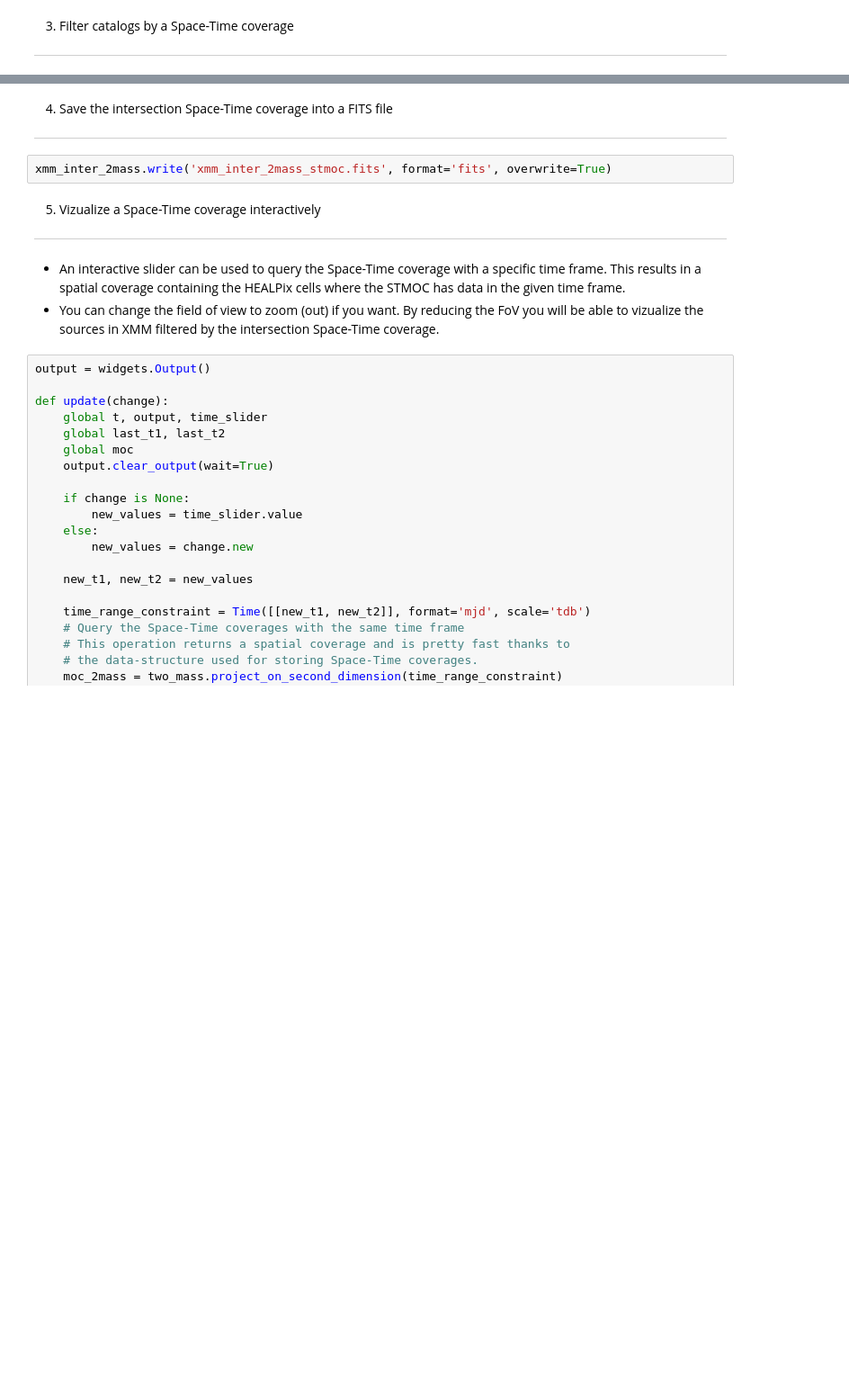
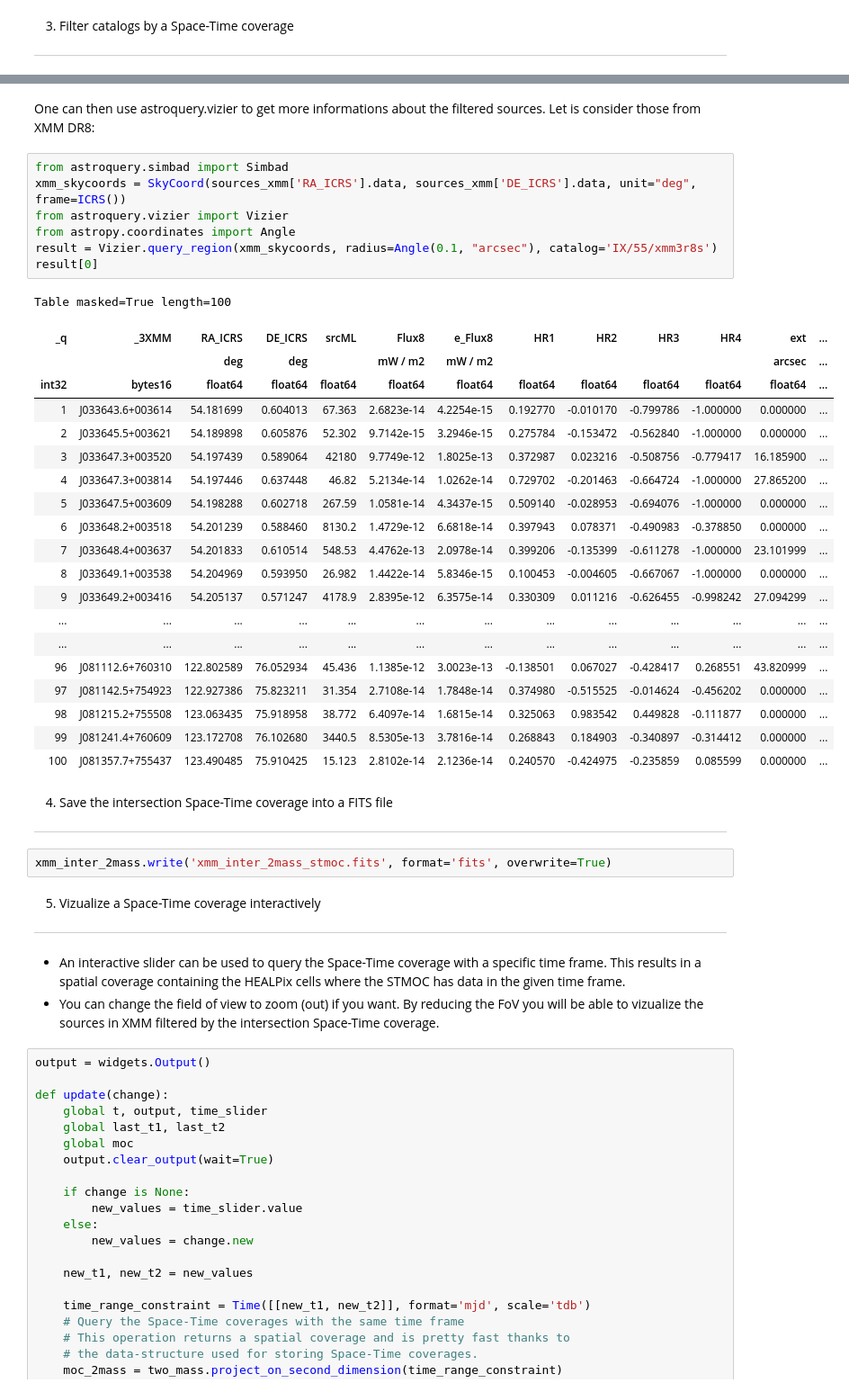
Before and after one commit to cds-astro/mocpy, a Jupyter notebook: notebooks/Space & Time coverages.ipynb, the cells around one changed output, grey strips where cells are left out. Shown at 90% size. Saved outputs shown, nothing was run; the diff lists cells and outputs as text; blank space fills up the shorter version.

Commit message:
use astroquery.vizier to get all the info of the matching observations from XMM dr8

```diff
--- a/notebooks/Space & Time coverages.ipynb
+++ b/notebooks/Space & Time coverages.ipynb
@@ -109,6 +109,36 @@ Wall time: 66.1 ms
 123.172708  76.102680 51852.8680 179117
 123.490485  75.910425 51852.8680 179337
 Length = 100 rows
+# %% [markdown]
+One can then use astroquery.vizier to get more informations about the filtered sources. Let is consider those from XMM DR8:
+# %%
+from astroquery.simbad import Simbad
+xmm_skycoords = SkyCoord(sources_xmm['RA_ICRS'].data, sources_xmm['DE_ICRS'].data, unit="deg", frame=ICRS())
+from astroquery.vizier import Vizier
+from astropy.coordinates import Angle
+result = Vizier.query_region(xmm_skycoords, radius=Angle(0.1, "arcsec"), catalog='IX/55/xmm3r8s')
+result[0]
+# %% [output]
+Table masked=True length=100
+| _q | _3XMM | RA_ICRS | DE_ICRS | srcML | Flux8 | e_Flux8 | HR1 | HR2 | HR3 | HR4 | ext | ... |
+|  |  | deg | deg |  | mW / m2 | mW / m2 |  |  |  |  | arcsec | ... |
+| int32 | bytes16 | float64 | float64 | float64 | float64 | float64 | float64 | float64 | float64 | float64 | float64 | ... |
+| 1 | J033643.6+003614 | 54.181699 | 0.604013 | 67.363 | 2.6823e-14 | 4.2254e-15 | 0.192770 | -0.010170 | -0.799786 | -1.000000 | 0.000000 | ... |
+| 2 | J033645.5+003621 | 54.189898 | 0.605876 | 52.302 | 9.7142e-15 | 3.2946e-15 | 0.275784 | -0.153472 | -0.562840 | -1.000000 | 0.000000 | ... |
+| 3 | J033647.3+003520 | 54.197439 | 0.589064 | 42180 | 9.7749e-12 | 1.8025e-13 | 0.372987 | 0.023216 | -0.508756 | -0.779417 | 16.185900 | ... |
+| 4 | J033647.3+003814 | 54.197446 | 0.637448 | 46.82 | 5.2134e-14 | 1.0262e-14 | 0.729702 | -0.201463 | -0.664724 | -1.000000 | 27.865200 | ... |
+| 5 | J033647.5+003609 | 54.198288 | 0.602718 | 267.59 | 1.0581e-14 | 4.3437e-15 | 0.509140 | -0.028953 | -0.694076 | -1.000000 | 0.000000 | ... |
+| 6 | J033648.2+003518 | 54.201239 | 0.588460 | 8130.2 | 1.4729e-12 | 6.6818e-14 | 0.397943 | 0.078371 | -0.490983 | -0.378850 | 0.000000 | ... |
+| 7 | J033648.4+003637 | 54.201833 | 0.610514 | 548.53 | 4.4762e-13 | 2.0978e-14 | 0.399206 | -0.135399 | -0.611278 | -1.000000 | 23.101999 | ... |
+| 8 | J033649.1+003538 | 54.204969 | 0.593950 | 26.982 | 1.4422e-14 | 5.8346e-15 | 0.100453 | -0.004605 | -0.667067 | -1.000000 | 0.000000 | ... |
+| 9 | J033649.2+003416 | 54.205137 | 0.571247 | 4178.9 | 2.8395e-12 | 6.3575e-14 | 0.330309 | 0.011216 | -0.626455 | -0.998242 | 27.094299 | ... |
+| ... | ... | ... | ... | ... | ... | ... | ... | ... | ... | ... | ... | ... |
+| ... | ... | ... | ... | ... | ... | ... | ... | ... | ... | ... | ... | ... |
+| 96 | J081112.6+760310 | 122.802589 | 76.052934 | 45.436 | 1.1385e-12 | 3.0023e-13 | -0.138501 | 0.067027 | -0.428417 | 0.268551 | 43.820999 | ... |
+| 97 | J081142.5+754923 | 122.927386 | 75.823211 | 31.354 | 2.7108e-14 | 1.7848e-14 | 0.374980 | -0.515525 | -0.014624 | -0.456202 | 0.000000 | ... |
+| 98 | J081215.2+755508 | 123.063435 | 75.918958 | 38.772 | 6.4097e-14 | 1.6815e-14 | 0.325063 | 0.983542 | 0.449828 | -0.111877 | 0.000000 | ... |
+| 99 | J081241.4+760609 | 123.172708 | 76.102680 | 3440.5 | 8.5305e-13 | 3.7816e-14 | 0.268843 | 0.184903 | -0.340897 | -0.314412 | 0.000000 | ... |
+| 100 | J081357.7+755437 | 123.490485 | 75.910425 | 15.123 | 2.8102e-14 | 2.1236e-14 | 0.240570 | -0.424975 | -0.235859 | 0.085599 | 0.000000 | ... |
 # %% [markdown]
 4. Save the intersection Space-Time coverage into a FITS file
 -------------------------------------------------------------
```
Also changed, not shown: parts of 4 cells of this notebook.
